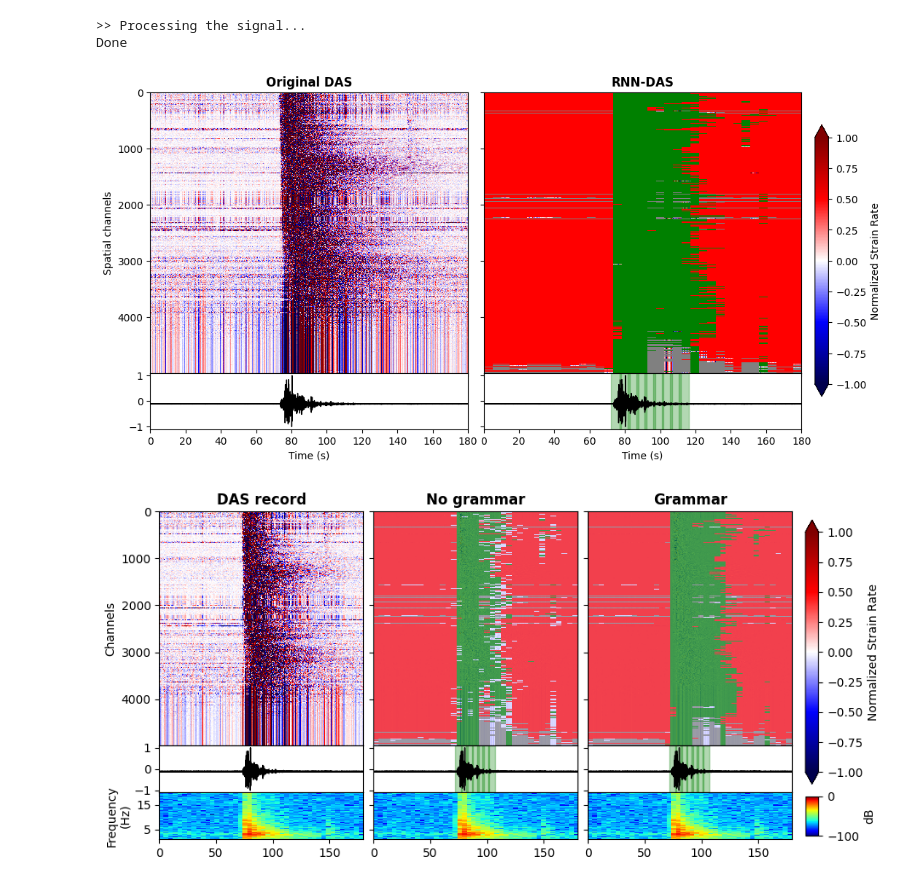
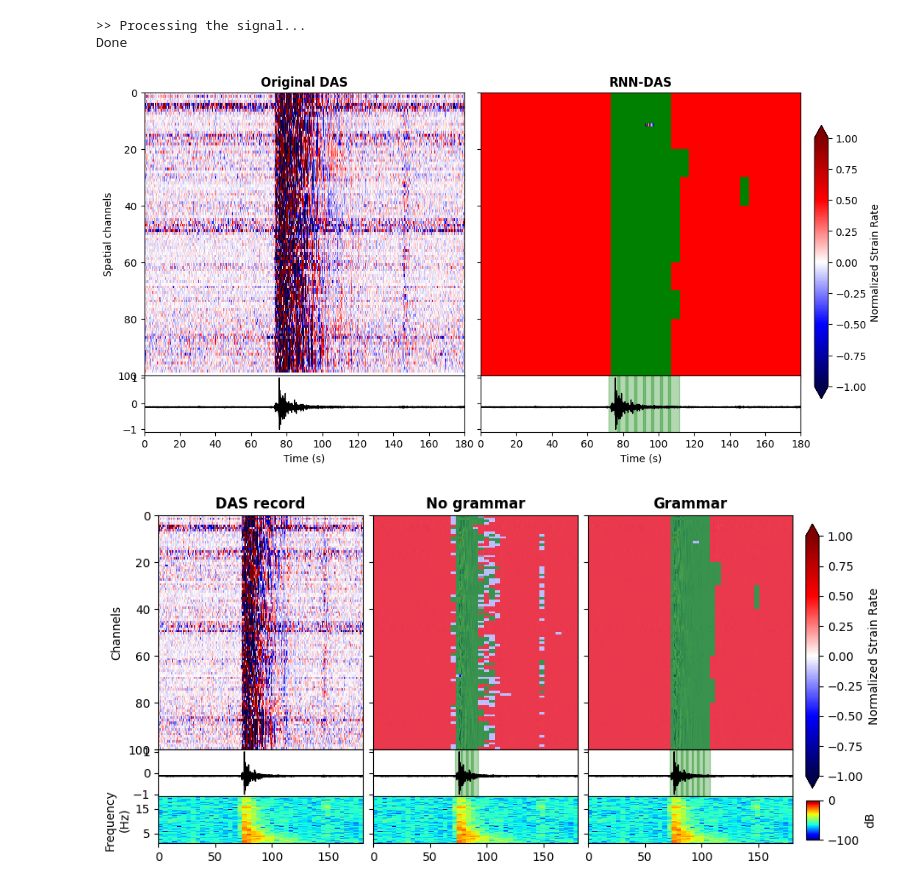
Before and after one commit to Javier-FernandezCarabantes/RNN-DAS, a Jupyter notebook: example/RNN-DAS_LaPalma.ipynb, the cells around one changed output. Saved outputs shown, nothing was run; the diff lists cells and outputs as text; code cells hidden in the pictures.

```diff
--- a/example/RNN-DAS_LaPalma.ipynb
+++ b/example/RNN-DAS_LaPalma.ipynb
@@ -61,7 +61,7 @@ def load_h5(name_id, path="H5_data"):
     # Return the loaded data and attributes
     return data, dt_s, dx_m, begin_date
 
-H, dt, dx, start_time = load_h5("d_20211120_064137_064337") #event_id= d_20211120_064137_064337
+H, dt, dx, start_time = load_h5("d_c_20211120_064137_064337") #event_id= d_20211120_064137_064337 but only the first 100 channels for memory sake in the GitHub repository
 # %%
 # Pre-processing of the data
 H=process_H(H[:, :])
@@ -166,15 +166,15 @@ probabilities_grammar = grammar(probabilities=probabilities, threshold=2/3, thre
 # %%
 # Visualizing the predictions
 
 window_duration=6
 overlap_duration=1.2
-plot_das_bi(data=H[:, :], probabilities=probabilities_grammar,  window_duration=window_duration, overlap_duration=overlap_duration, threshold=2/3, channel_idx=700)
+plot_das_bi(data=H[:, :], probabilities=probabilities_grammar,  window_duration=window_duration, overlap_duration=overlap_duration, threshold=2/3, channel_idx=50)
 # %% [output]
-[figure, old version]
+[figure, new version]
 # %%
 # No grammar vs grammar predictions visualization
-plot_das_grammar(data=H[:, :], probabilities=probabilities, probabilities_grammar=probabilities_grammar,  window_duration=window_duration, overlap_duration=overlap_duration, threshold=2/3, channel_idx=700)
+plot_das_grammar(data=H[:, :], probabilities=probabilities, probabilities_grammar=probabilities_grammar,  window_duration=window_duration, overlap_duration=overlap_duration, threshold=2/3, channel_idx=50)
 # %% [output]
-[figure, old version]
+[figure, new version]
 # %%
 # Saving the predictions to pickle
```
Also changed, not shown: parts of 6 cells of this notebook.
